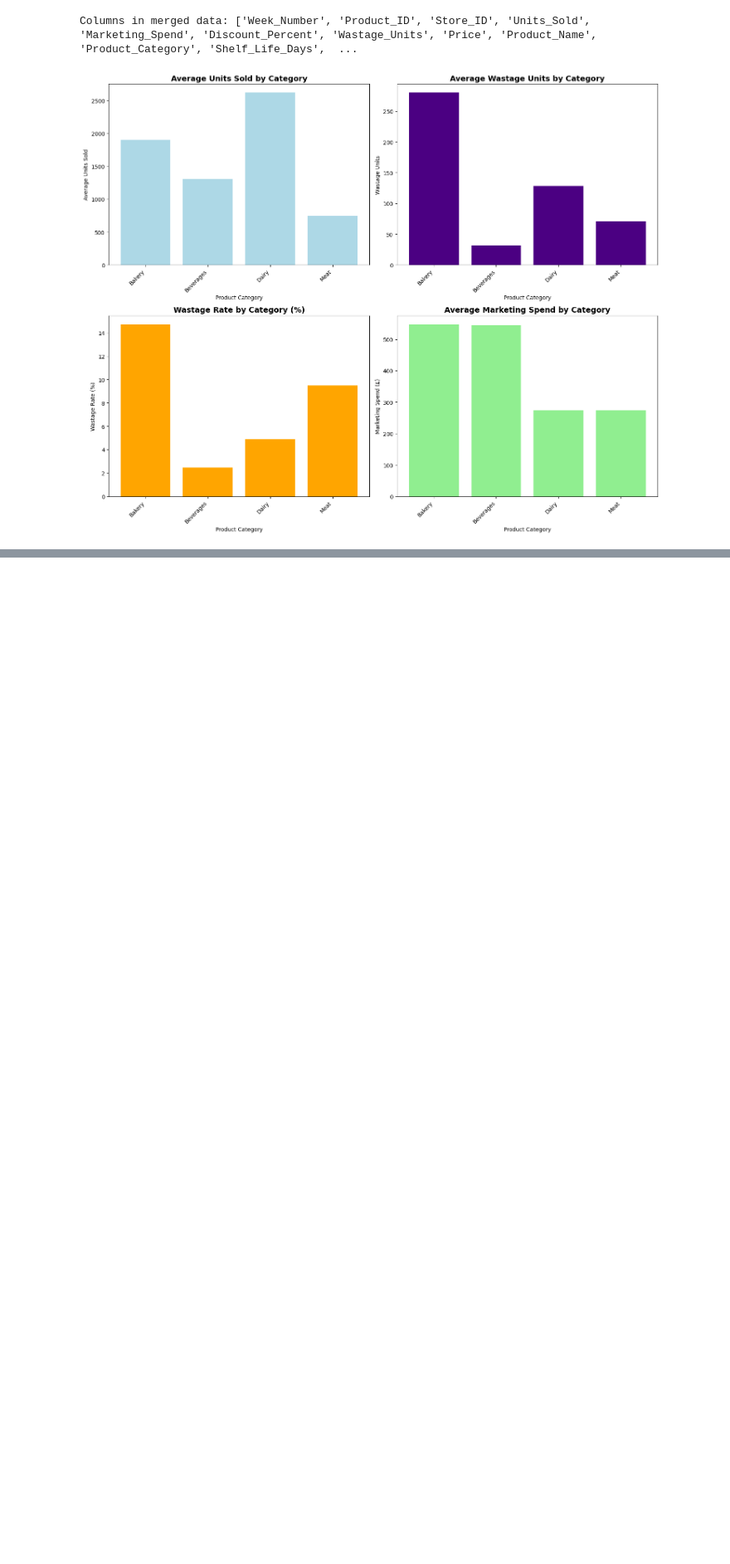
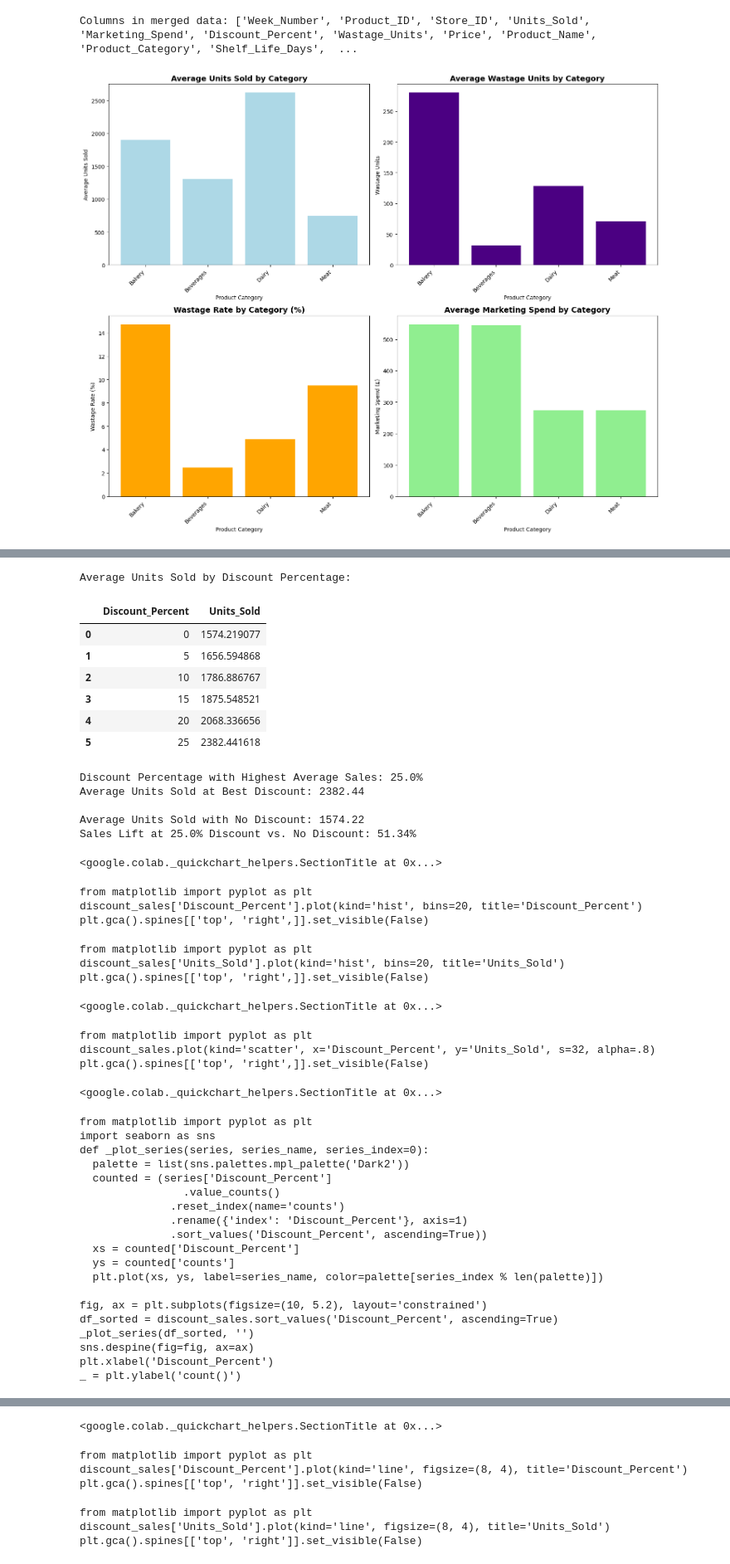
Before and after one commit to Busayosage/predicting_demand_for_perishable_goods, a Jupyter notebook: predicting_demand_for_perishable_goodipynb.ipynb, the cells around one changed output, grey strips where cells are left out. Shown at 83% size. Drawn from its saved outputs; the diff is of its cells as text; code cells hidden in the pictures; blank space fills up the shorter version.

```diff
--- a/predicting_demand_for_perishable_goodipynb.ipynb
+++ b/predicting_demand_for_perishable_goodipynb.ipynb
@@ -477,0 +837,65 @@ Category metrics summary:
+# %%
+# Analyze the relationship between discount levels and sales
+discount_sales = weekly_sales.groupby('Discount_Percent')['Units_Sold'].mean().reset_index()
+
+print("Average Units Sold by Discount Percentage:")
+display(discount_sales)
+
+# Identify which discount percentage drives the highest sales
+best_discount = discount_sales.loc[discount_sales['Units_Sold'].idxmax()]
+
+print(f"\nDiscount Percentage with Highest Average Sales: {best_discount['Discount_Percent']}%")
+print(f"Average Units Sold at Best Discount: {best_discount['Units_Sold']:.2f}")
+
+# Compare sales at the best discount vs. no discount and calculate the percentage sales lift
+no_discount_sales = discount_sales[discount_sales['Discount_Percent'] == 0]['Units_Sold'].values[0]
+
+sales_lift = ((best_discount['Units_Sold'] - no_discount_sales) / no_discount_sales) * 100
+
+print(f"\nAverage Units Sold with No Discount: {no_discount_sales:.2f}")
+print(f"Sales Lift at {best_discount['Discount_Percent']}% Discount vs. No Discount: {sales_lift:.2f}%")
+# %% [output]
+Average Units Sold by Discount Percentage:
+|  | Discount_Percent | Units_Sold |
+| 0 | 0 | 1574.219077 |
+| 1 | 5 | 1656.594868 |
+| 2 | 10 | 1786.886767 |
+| 3 | 15 | 1875.548521 |
+| 4 | 20 | 2068.336656 |
+| 5 | 25 | 2382.441618 |
+Discount Percentage with Highest Average Sales: 25.0%
+Average Units Sold at Best Discount: 2382.44
+
+Average Units Sold with No Discount: 1574.22
+Sales Lift at 25.0% Discount vs. No Discount: 51.34%
+<google.colab._quickchart_helpers.SectionTitle at 0x...>
+from matplotlib import pyplot as plt
+discount_sales['Discount_Percent'].plot(kind='hist', bins=20, title='Discount_Percent')
+plt.gca().spines[['top', 'right',]].set_visible(False)
+from matplotlib import pyplot as plt
+discount_sales['Units_Sold'].plot(kind='hist', bins=20, title='Units_Sold')
+plt.gca().spines[['top', 'right',]].set_visible(False)
+<google.colab._quickchart_helpers.SectionTitle at 0x...>
+from matplotlib import pyplot as plt
+discount_sales.plot(kind='scatter', x='Discount_Percent', y='Units_Sold', s=32, alpha=.8)
+plt.gca().spines[['top', 'right',]].set_visible(False)
+<google.colab._quickchart_helpers.SectionTitle at 0x...>
+from matplotlib import pyplot as plt
+import seaborn as sns
+def _plot_series(series, series_name, series_index=0):
+  palette = list(sns.palettes.mpl_palette('Dark2'))
+  counted = (series['Discount_Percent']
+                .value_counts()
+              .reset_index(name='counts')
+              .rename({'index': 'Discount_Percent'}, axis=1)
+              .sort_values('Discount_Percent', ascending=True))
+  xs = counted['Discount_Percent']
+  ys = counted['counts']
+  plt.plot(xs, ys, label=series_name, color=palette[series_index % len(palette)])
+
+fig, ax = plt.subplots(figsize=(10, 5.2), layout='constrained')
+df_sorted = discount_sales.sort_values('Discount_Percent', ascending=True)
+_plot_series(df_sorted, '')
+sns.despine(fig=fig, ax=ax)
+plt.xlabel('Discount_Percent')
+_ = plt.ylabel('count()')
@@ -477,0 +921,7 @@ Category metrics summary:
+<google.colab._quickchart_helpers.SectionTitle at 0x...>
+from matplotlib import pyplot as plt
+discount_sales['Discount_Percent'].plot(kind='line', figsize=(8, 4), title='Discount_Percent')
+plt.gca().spines[['top', 'right']].set_visible(False)
+from matplotlib import pyplot as plt
+discount_sales['Units_Sold'].plot(kind='line', figsize=(8, 4), title='Units_Sold')
+plt.gca().spines[['top', 'right']].set_visible(False)
```
Also changed, not shown: parts of 22 cells of this notebook.
